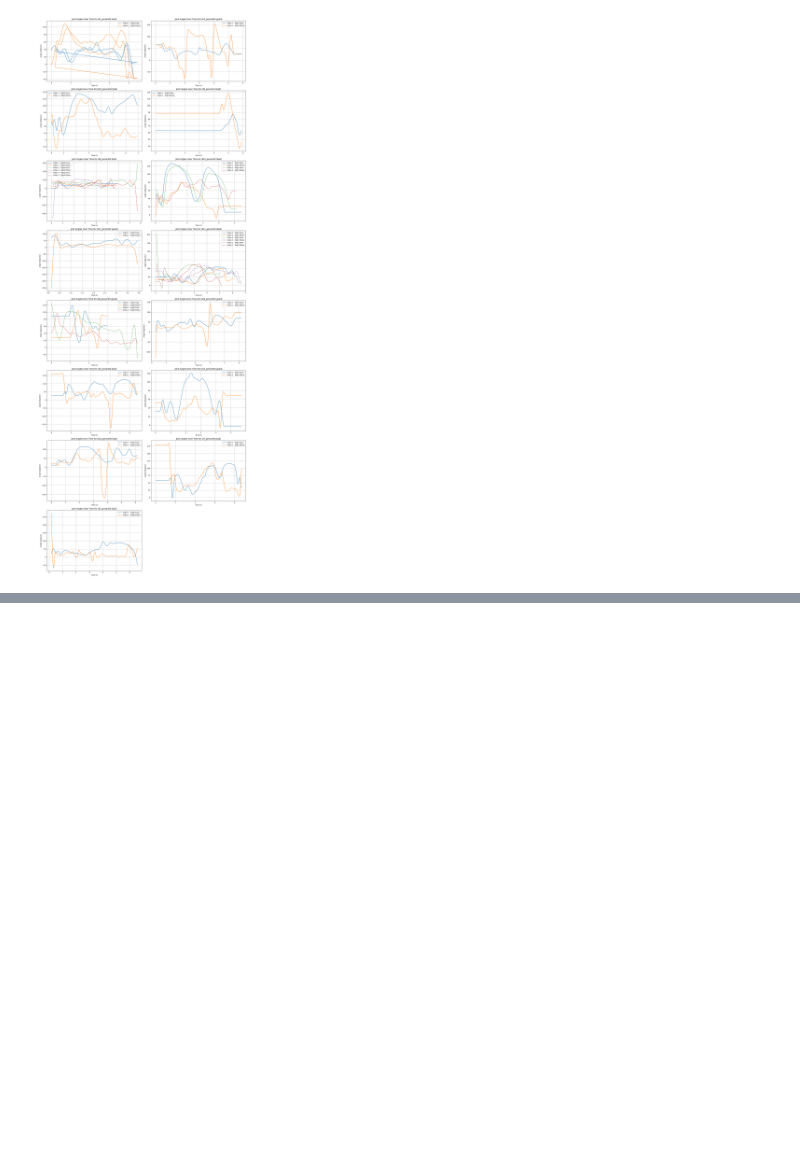
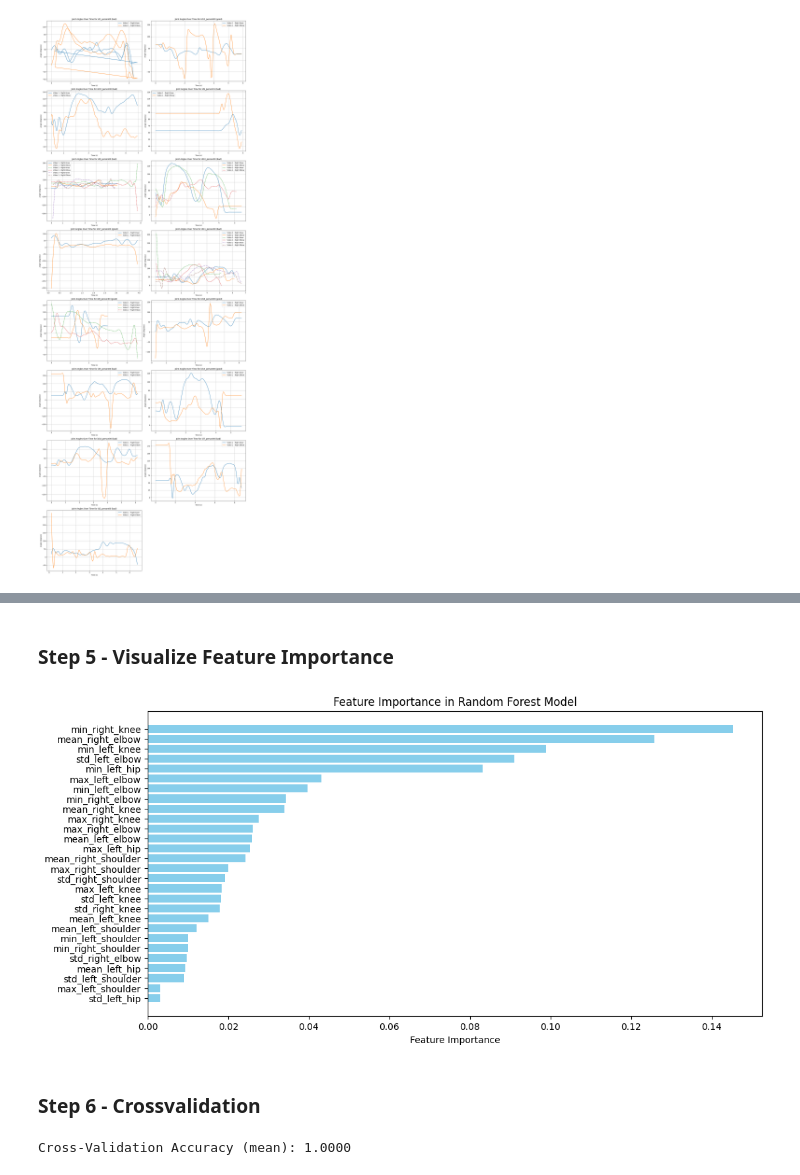
Before and after one commit to Niels-Engedal/GymTracker, a Jupyter notebook: Scripts/analysis_notebook.ipynb, the cells around one changed output, grey strips where cells are left out. Saved outputs shown, nothing was run; the diff lists cells and outputs as text; code cells hidden in the pictures; blank space fills up the shorter version.

```diff
--- a/Scripts/analysis_notebook.ipynb
+++ b/Scripts/analysis_notebook.ipynb
@@ -137,7 +137,7 @@ for column in angle_columns:
     st_salto_mot_filtered = st_salto_mot_filtered[(st_salto_mot_filtered[column] >= -360) & (st_salto_mot_filtered[column] <= 360)]
 
 # Remove the 'version' column
-st_salto_mot_filtered = st_salto_mot_filtered.drop(columns=['version'])
+st_salto_mot_filtered = st_salto_mot_filtered.drop(columns=['version', "nRows", "nColumns", "inDegrees"])
 
 # Display or use the filtered DataFrame
 st_salto_mot_filtered.head()
@@ -313,0 +520,16 @@ plot_all_joints(st_salto_mot_filtered, joint_names, grid=True, fig_size = (18, 6
+# %%
+# Initialize GroupShuffleSplit for group-based data splitting
+gss = GroupShuffleSplit(test_size=0.2, n_splits=1, random_state=42)
+
+# Split data with synthetic data included
+train_indices, test_indices = next(gss.split(X_combined, y_combined, groups=groups + ['synthetic'] * num_new_samples))
+
+# Create training and testing sets
+X_train, X_test = X_combined[train_indices], X_combined[test_indices]
+y_train, y_test = y_combined[train_indices], y_combined[test_indices]
+
+# Print shapes for verification
+print(f"X_train shape: {X_train.shape}")
+print(f"X_test shape: {X_test.shape}")
+print(f"y_train shape: {y_train.shape}")
+print(f"y_test shape: {y_test.shape}")
@@ -313,0 +584,35 @@ plot_all_joints(st_salto_mot_filtered, joint_names, grid=True, fig_size = (18, 6
+# %% [markdown]
+### Step 5 - Visualize Feature Importance
+# %%
+import matplotlib.pyplot as plt
+
+# Get feature importances from the model
+importances = rf_model.feature_importances_
+
+# Create a DataFrame for easy visualization
+feature_importance_df = pd.DataFrame({
+    'Feature': detailed_feature_names,
+    'Importance': importances
+})
+
+# Sort and plot feature importance
+feature_importance_df = feature_importance_df.sort_values(by='Importance', ascending=False)
+
+plt.figure(figsize=(12, 6))
+plt.barh(feature_importance_df['Feature'], feature_importance_df['Importance'], color='skyblue')
+plt.xlabel('Feature Importance')
+plt.title('Feature Importance in Random Forest Model')
+plt.gca().invert_yaxis()
+plt.show()
+# %% [output]
+[figure, added]
+# %% [markdown]
+### Step 6 - Crossvalidation
+# %%
+from sklearn.model_selection import cross_val_score
+
+# Cross-validation to check model performance with all data
+cross_val_accuracies = cross_val_score(rf_model, X_combined, y_combined, cv=5, groups=groups + ['synthetic'] * num_new_samples)
+print(f"Cross-Validation Accuracy (mean): {cross_val_accuracies.mean():.4f}")
+# %% [output]
+Cross-Validation Accuracy (mean): 1.0000
```
Also changed, not shown: parts of 16 cells of this notebook, 4 other files.
